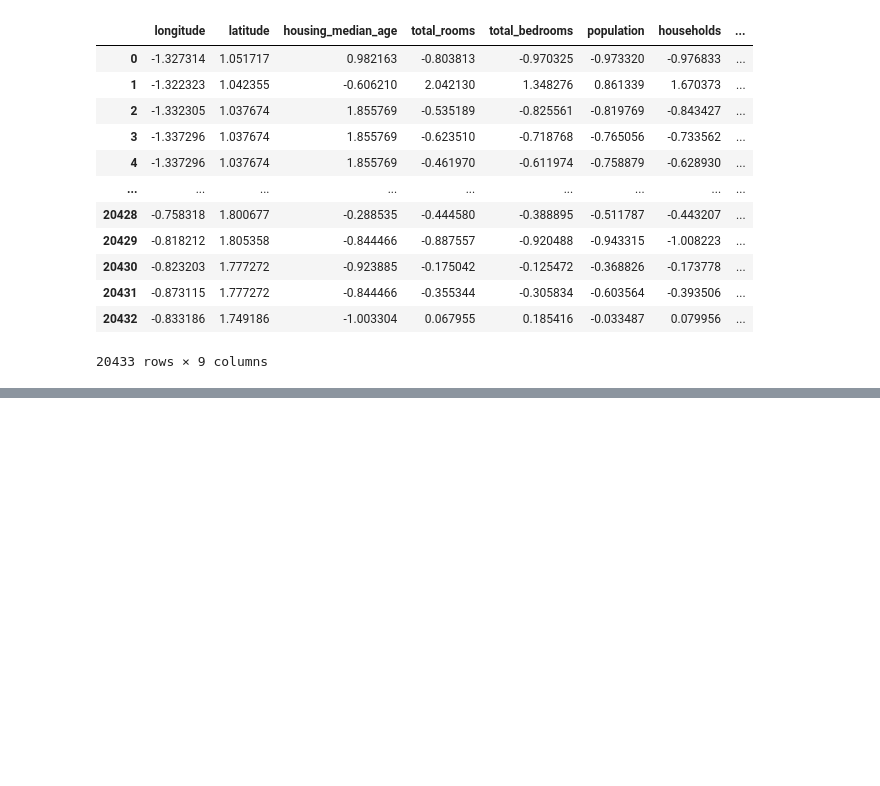
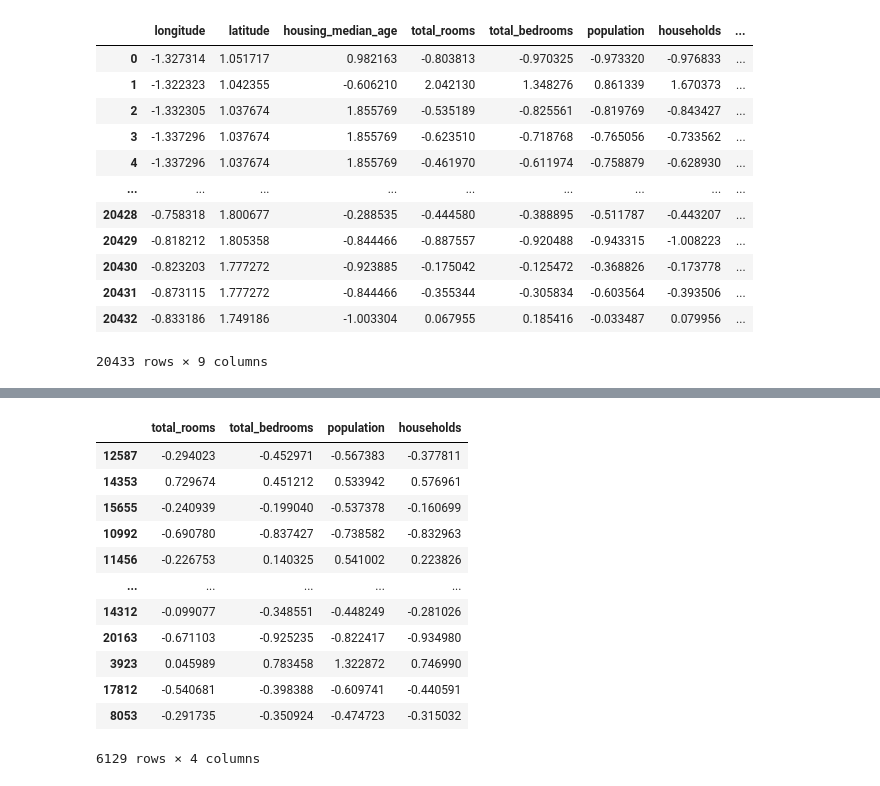
Before and after one commit to hhanoo/University_Major, a Jupyter notebook: Lab2_정현우.ipynb, the cells around one changed output, grey strips where cells are left out. Drawn from its saved outputs; the diff is of its cells as text; code cells hidden in the pictures; blank space fills up the shorter version.

```diff
--- a/Lab2_정현우.ipynb
+++ b/Lab2_정현우.ipynb
@@ -145 +239,20 @@ display(x)
+# %%
+column = ['total_rooms', 'total_bedrooms', 'population', 'households']
+a = x.loc[:, column]
+a = a.sample(n = int(a.shape[0] * 0.3))
+display(a)
+# %% [output]
+|  | total_rooms | total_bedrooms | population | households |
+| 12587 | -0.294023 | -0.452971 | -0.567383 | -0.377811 |
+| 14353 | 0.729674 | 0.451212 | 0.533942 | 0.576961 |
+| 15655 | -0.240939 | -0.199040 | -0.537378 | -0.160699 |
+| 10992 | -0.690780 | -0.837427 | -0.738582 | -0.832963 |
+| 11456 | -0.226753 | 0.140325 | 0.541002 | 0.223826 |
+| ... | ... | ... | ... | ... |
+| 14312 | -0.099077 | -0.348551 | -0.448249 | -0.281026 |
+| 20163 | -0.671103 | -0.925235 | -0.822417 | -0.934980 |
+| 3923 | 0.045989 | 0.783458 | 1.322872 | 0.746990 |
+| 17812 | -0.540681 | -0.398388 | -0.609741 | -0.440591 |
+| 8053 | -0.291735 | -0.350924 | -0.474723 | -0.315032 |
+6129 rows × 4 columns
 # %%
```
Also changed, not shown: parts of 9 cells of this notebook.
